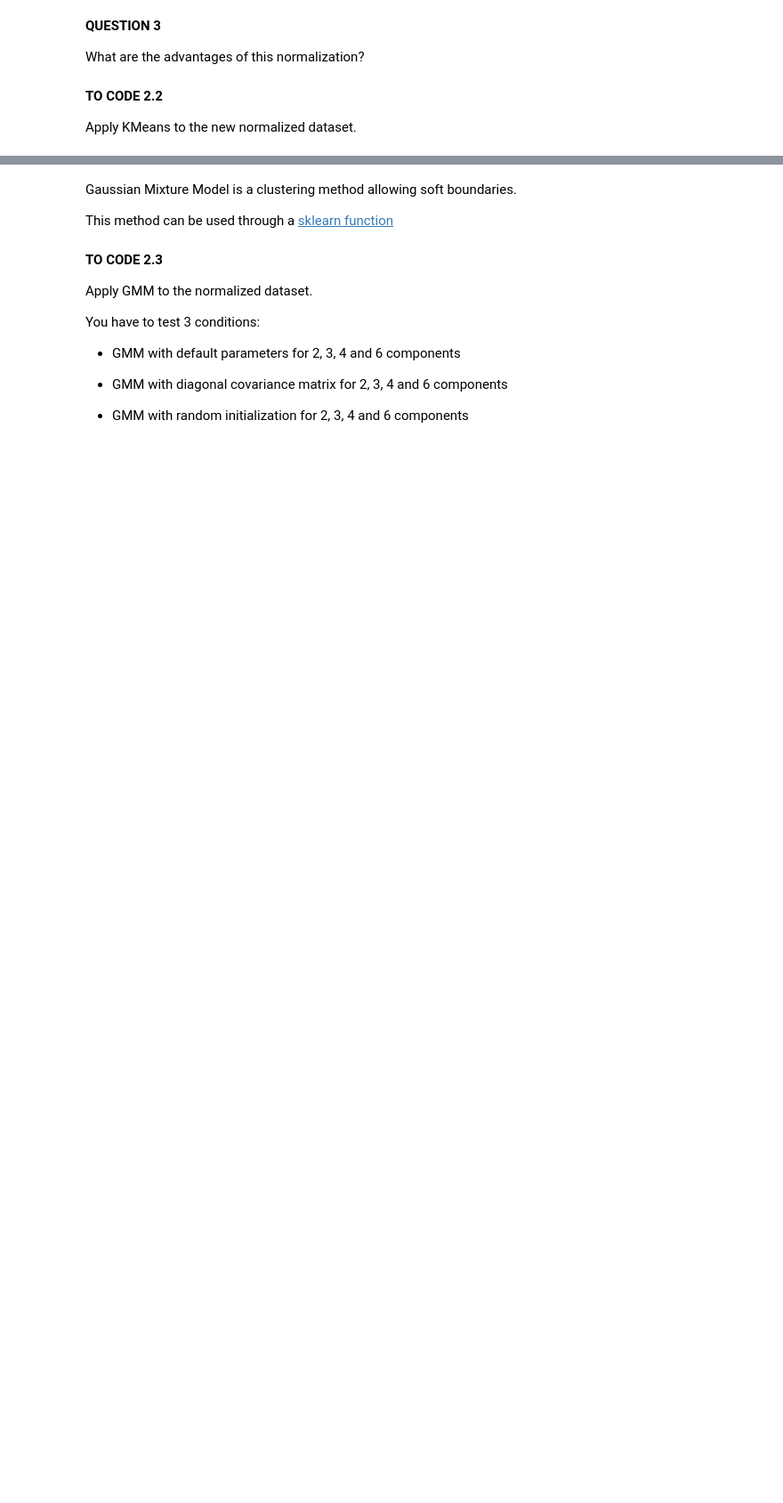
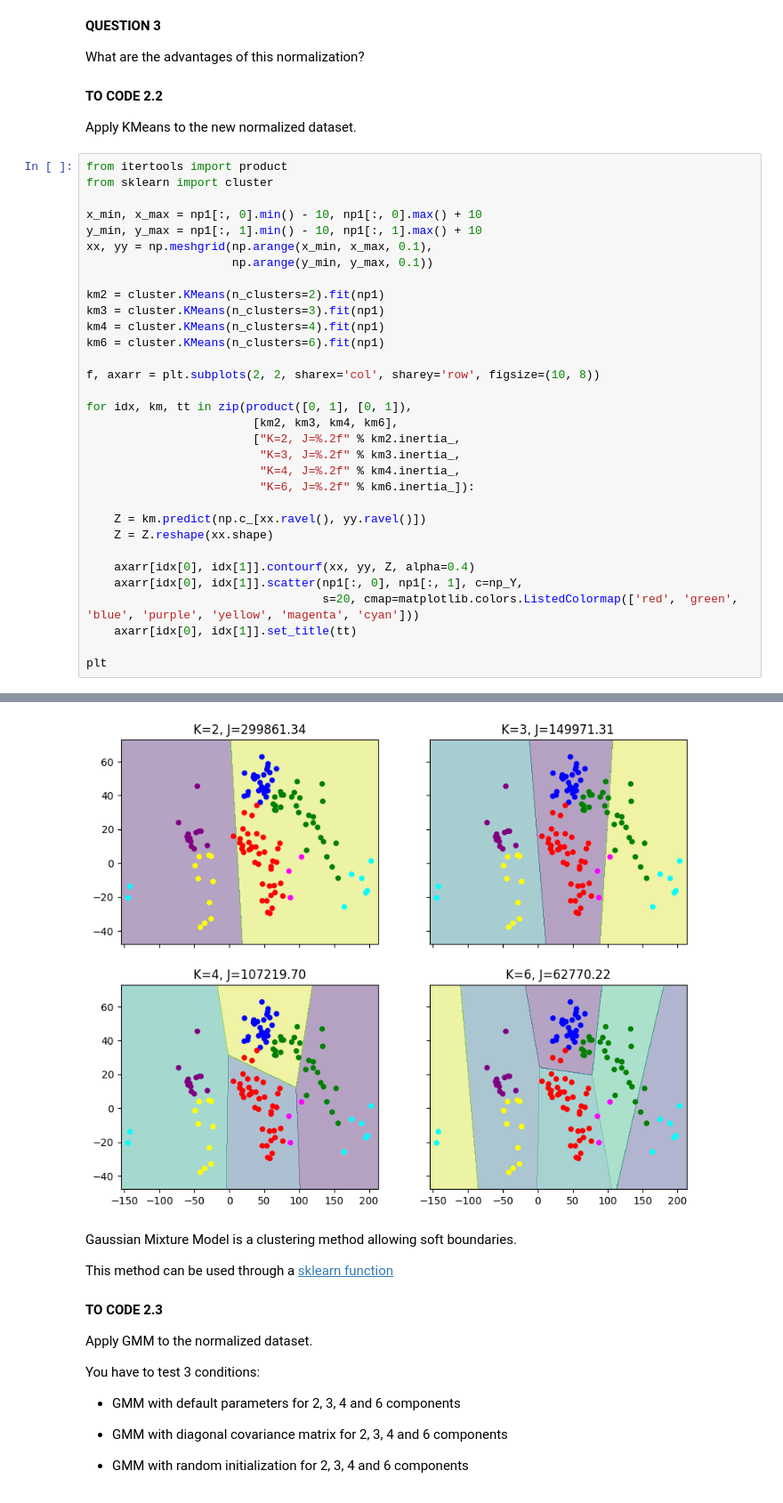
Before and after one commit to rayaneghilene/WHO_Exploratory_Data_Analysis, a Jupyter notebook: TP3_Clustering.ipynb, the cells around one changed output, grey strips where cells are left out. Shown at 89% size. Cells and saved outputs as stored; diff of their text form; blank space fills up the shorter version.

```diff
--- a/TP3_Clustering.ipynb
+++ b/TP3_Clustering.ipynb
@@ -128,3 +145,36 @@ What are the advantages of this normalization?
 **TO CODE 2.2**
 
 Apply KMeans to the new normalized dataset.
+# %%
+from itertools import product
+from sklearn import cluster
+
+x_min, x_max = np1[:, 0].min() - 10, np1[:, 0].max() + 10
+y_min, y_max = np1[:, 1].min() - 10, np1[:, 1].max() + 10
+xx, yy = np.meshgrid(np.arange(x_min, x_max, 0.1),
+                     np.arange(y_min, y_max, 0.1))
+
+km2 = cluster.KMeans(n_clusters=2).fit(np1)
+km3 = cluster.KMeans(n_clusters=3).fit(np1)
+km4 = cluster.KMeans(n_clusters=4).fit(np1)
+km6 = cluster.KMeans(n_clusters=6).fit(np1)
+
+f, axarr = plt.subplots(2, 2, sharex='col', sharey='row', figsize=(10, 8))
+
+for idx, km, tt in zip(product([0, 1], [0, 1]),
+                        [km2, km3, km4, km6],
+                        ["K=2, J=%.2f" % km2.inertia_,
+                         "K=3, J=%.2f" % km3.inertia_,
+                         "K=4, J=%.2f" % km4.inertia_,
+                         "K=6, J=%.2f" % km6.inertia_]):
+
+    Z = km.predict(np.c_[xx.ravel(), yy.ravel()])
+    Z = Z.reshape(xx.shape)
+
+    axarr[idx[0], idx[1]].contourf(xx, yy, Z, alpha=0.4)
+    axarr[idx[0], idx[1]].scatter(np1[:, 0], np1[:, 1], c=np_Y,
+                                  s=20, cmap=matplotlib.colors.ListedColormap(['red', 'green', 'blue', 'purple', 'yellow', 'magenta', 'cyan']))
+    axarr[idx[0], idx[1]].set_title(tt)
+
+plt
+# %% [output]
@@ -131,3 +182,4 @@ Apply KMeans to the new normalized dataset.
+[figure, added]
 # %% [markdown]
 Gaussian Mixture Model is a clustering method allowing soft boundaries.
 
```
Also changed, not shown: parts of 9 cells of this notebook.
